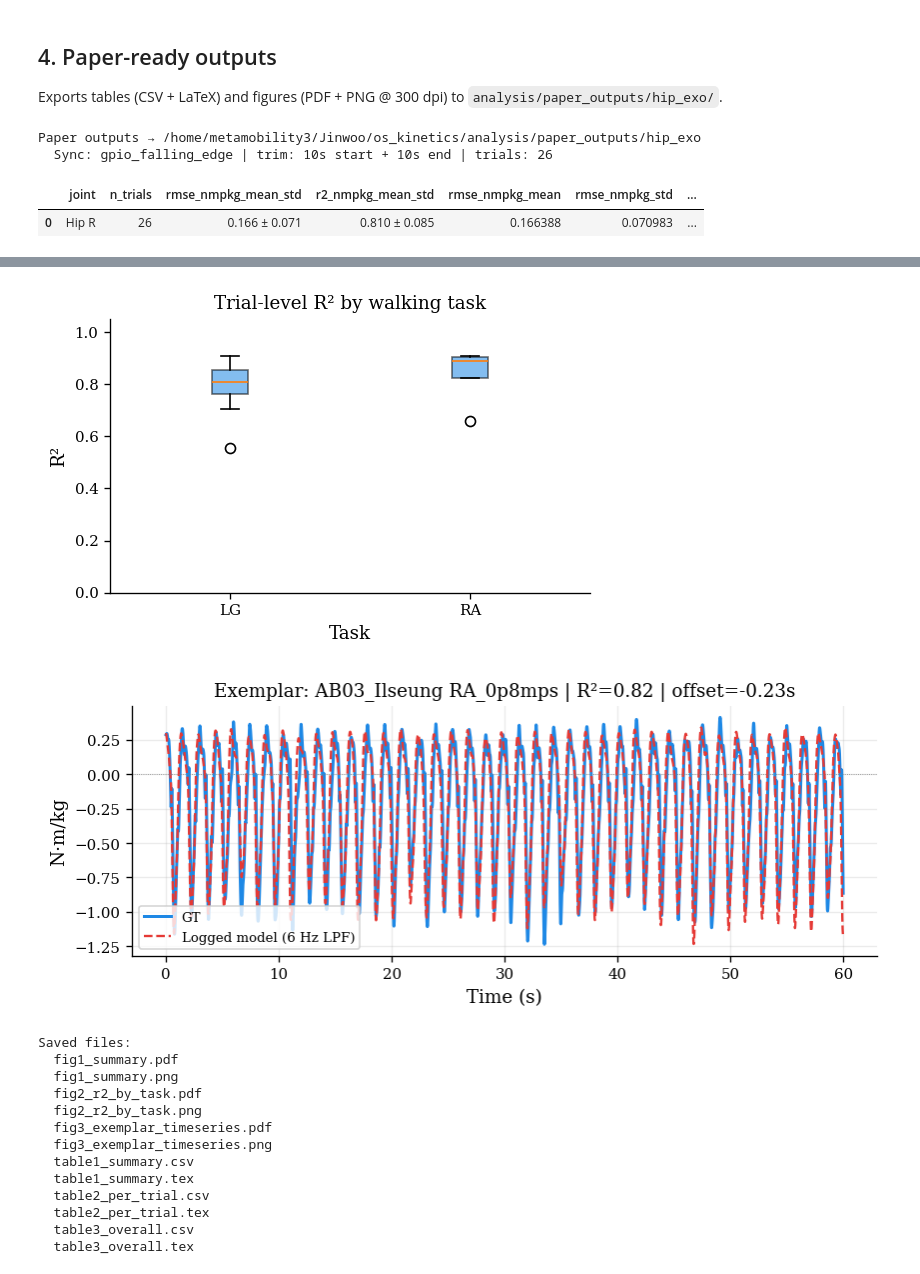
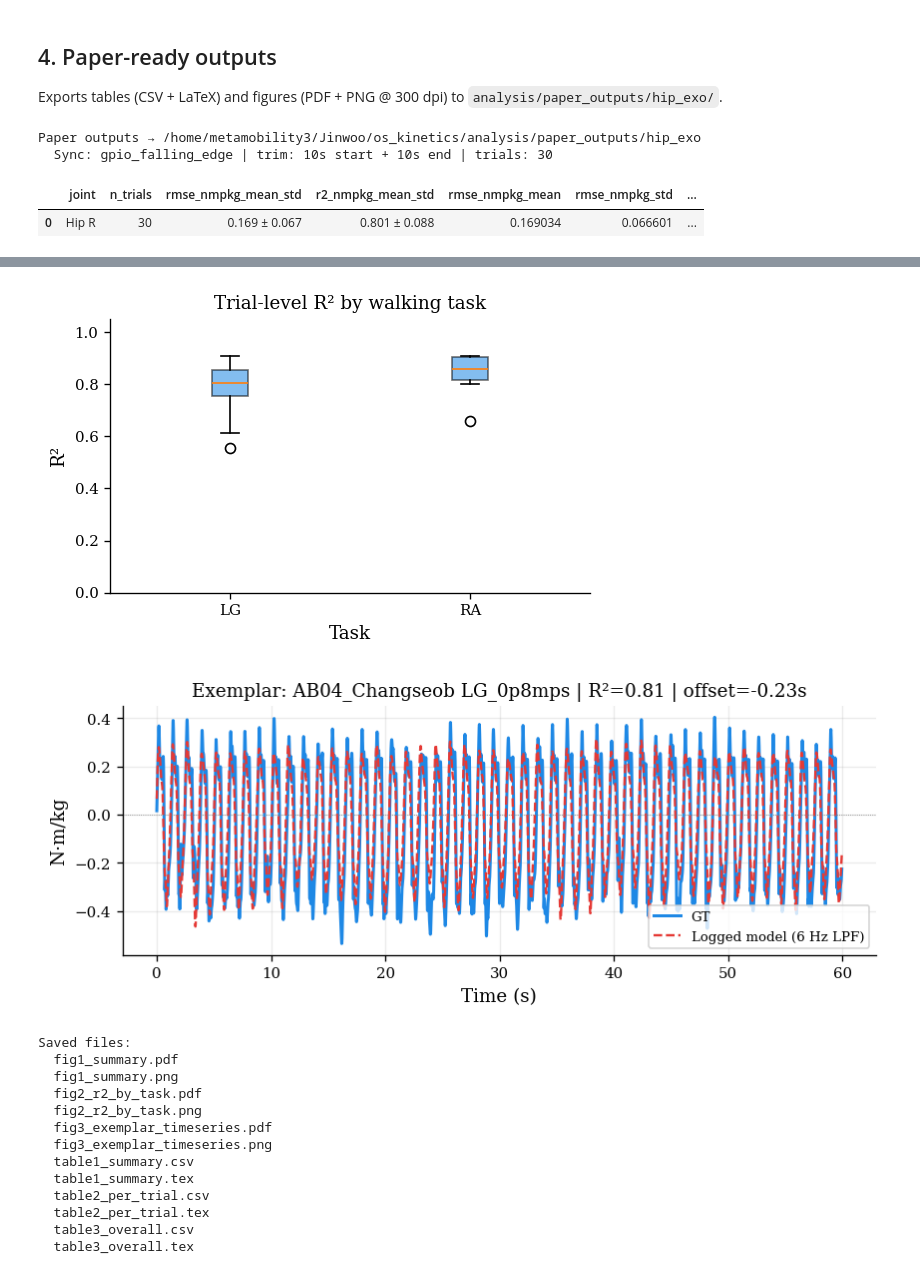
Before and after one commit to luorix1/MeMo-IK-ID, a Jupyter notebook: analysis/compare_processed_hip_exo_id.ipynb, the cells around one changed output, grey strips where cells are left out. Saved outputs shown, nothing was run; the diff lists cells and outputs as text; code cells hidden in the pictures.

```diff
--- a/analysis/compare_processed_hip_exo_id.ipynb
+++ b/analysis/compare_processed_hip_exo_id.ipynb
@@ -132,6 +137,12 @@ def _subject_token(stem: str) -> str:
 
 def subject_dir_from_stem(stem: str) -> Path:
     token = _subject_token(stem)
+    override = SUBJECT_DIR_OVERRIDE.get(token)
+    if override is not None:
+        p = Path(override)
+        if not p.is_dir():
+            raise FileNotFoundError(p)
+        return p
     name = SUBJECT_TOKEN_TO_DIR[token]
     p = PROCESSED_ROOT / name
     if not p.is_dir():
@@ -140,8 +151,10 @@ def subject_dir_from_stem(stem: str) -> Path:
 
 
 def trial_cond_speed(stem: str) -> Tuple[str, str]:
-    parts = stem.lower().split('_')
-    return parts[4].upper(), parts[3]
+    parts = stem.lstrip('_').lower().split('_')
+    import re as _re
+    cond = _re.sub(r'\d+$', '', parts[4]).upper()
+    return cond, parts[3]
 
 
 def trial_meta_from_stem(stem: str) -> Dict[str, object]:
@@ -197,11 +210,21 @@ def gpio_offset_s(t_exo, g_exo, t_mocap, g_mocap):
     return float(t_mocap[idx_mocap] - t_exo[idx_exo]), idx_exo, idx_mocap
 
 
+def resolve_telemetry_path(stem: str) -> Path:
+    """Prefer non-underscore (newer) telemetry; fall back to _-prefixed."""
+    stem = stem.lstrip('_')
+    for name in (f'{stem}.npz', f'_{stem}.npz'):
+        p = TELEMETRY_ROOT / name
+        if p.is_file():
+            return p
+    raise FileNotFoundError(f'No telemetry for {stem} under {TELEMETRY_ROOT}')
+
+
 def resolve_trial_paths(trial_stem: str) -> Dict[str, Path]:
     cond, speed = trial_cond_speed(trial_stem)
     subj_dir = subject_dir_from_stem(trial_stem)
     return {
-        'npz': TELEMETRY_ROOT / f'{trial_stem}.npz',
+        'npz': resolve_telemetry_path(trial_stem),
         'mocap': subj_dir / EXO_KIND / 'mocap' / f'{cond}_{speed}.csv',
         'id': subj_dir / EXO_KIND / 'id' / f'{cond}_{speed}_id.sto',
         'cond': cond,
@@ -435,10 +458,17 @@ Helpers ready.
 # %% [markdown]
 ## 1. Batch processing (GPIO sync)
 # %%
-CANDIDATES = sorted(
+_raw_cands = [
     p for p in TELEMETRY_ROOT.glob(TELEMETRY_PATTERN)
-    if valid_telemetry_stem(p.stem)
-)
+    if valid_telemetry_stem(p.stem.lstrip('_'))
+]
+# Prefer non-underscore NPZ when both exist.
+_by_stem: Dict[str, Path] = {}
+for p in _raw_cands:
+    key = p.stem.lstrip('_')
+    pref = TELEMETRY_ROOT / f'{key}.npz'
+    _by_stem[key] = pref if pref.is_file() else p
+CANDIDATES = sorted(_by_stem.values(), key=lambda q: q.name)
 print(f'Found {len(CANDIDATES)} telemetry files')
 
 WARNINGS: List[str] = []
@@ -448,7 +478,7 @@ if LOAD_FROM_CACHE:
     TRIAL_DATA = load_processed_exo_cache(CACHE_PATH)
 else:
     for npz_path in CANDIDATES:
-        stem = npz_path.stem
+        stem = npz_path.stem.lstrip('_')
         try:
             wave, err = process_trial_waveforms(stem)
             if wave is None:
@@ -652,7 +682,7 @@ Exports tables (CSV + LaTeX) and figures (PDF + PNG @ 300 dpi) to `analysis/pape
 if not TRIAL_DATA:
     raise RuntimeError('No trials loaded.')
 
-PAPER_EXCLUDE_SUBJECTS = {'AB02_Oscar'}
+PAPER_EXCLUDE_SUBJECTS = set()  # AB02 Oscar redo included
 PAPER_EXCLUDE_TRIALS = {'AB05_Maria::LG_0p8mps', 'AB07_Amy:LG_1p6mps'}
 OUT_DIR = PROJECT_ROOT / 'analysis' / 'paper_outputs' / PAPER_SUBDIR
 OUT_DIR.mkdir(parents=True, exist_ok=True)
@@ -822,9 +852,9 @@ for p in sorted(OUT_DIR.glob('*')):
     print(f'  {p.name}')
 # %% [output]
 Paper outputs → /home/metamobility3/Jinwoo/os_kinetics/analysis/paper_outputs/hip_exo
-  Sync: gpio_falling_edge | trim: 10s start + 10s end | trials: 26
+  Sync: gpio_falling_edge | trim: 10s start + 10s end | trials: 30
 |  | joint | n_trials | rmse_nmpkg_mean_std | r2_nmpkg_mean_std | rmse_nmpkg_mean | rmse_nmpkg_std | ... |
-| 0 | Hip R | 26 | 0.166 ± 0.071 | 0.810 ± 0.085 | 0.166388 | 0.070983 | ... |
+| 0 | Hip R | 30 | 0.169 ± 0.067 | 0.801 ± 0.088 | 0.169034 | 0.066601 | ... |
 |  | subject | condition | task | speed_mps | n_samples | rmse_nmpkg | r2_nmpkg | offset_s | mass_kg |
 | 0 | AB01_Jinwoo | LG_0p8mps | LG | 0.8 | 6000 | 0.0790 | 0.8527 | -0.2331 | 88.0 |
 | 2 | AB01_Jinwoo | LG_1p2mps | LG | 1.2 | 5998 | 0.1551 | 0.7032 | -0.2351 | 88.0 |
@@ -841,6 +871,6 @@ Paper outputs → /home/metamobility3/Jinwoo/os_kinetics/analysis/paper_outputs/
 [figure]
-[figure, old version]
+[figure, new version]
-[figure, old version]
+[figure, new version]
 Saved files:
   fig1_summary.pdf
   fig1_summary.png
```
Also changed, not shown: parts of 5 cells of this notebook, 40 other files.
